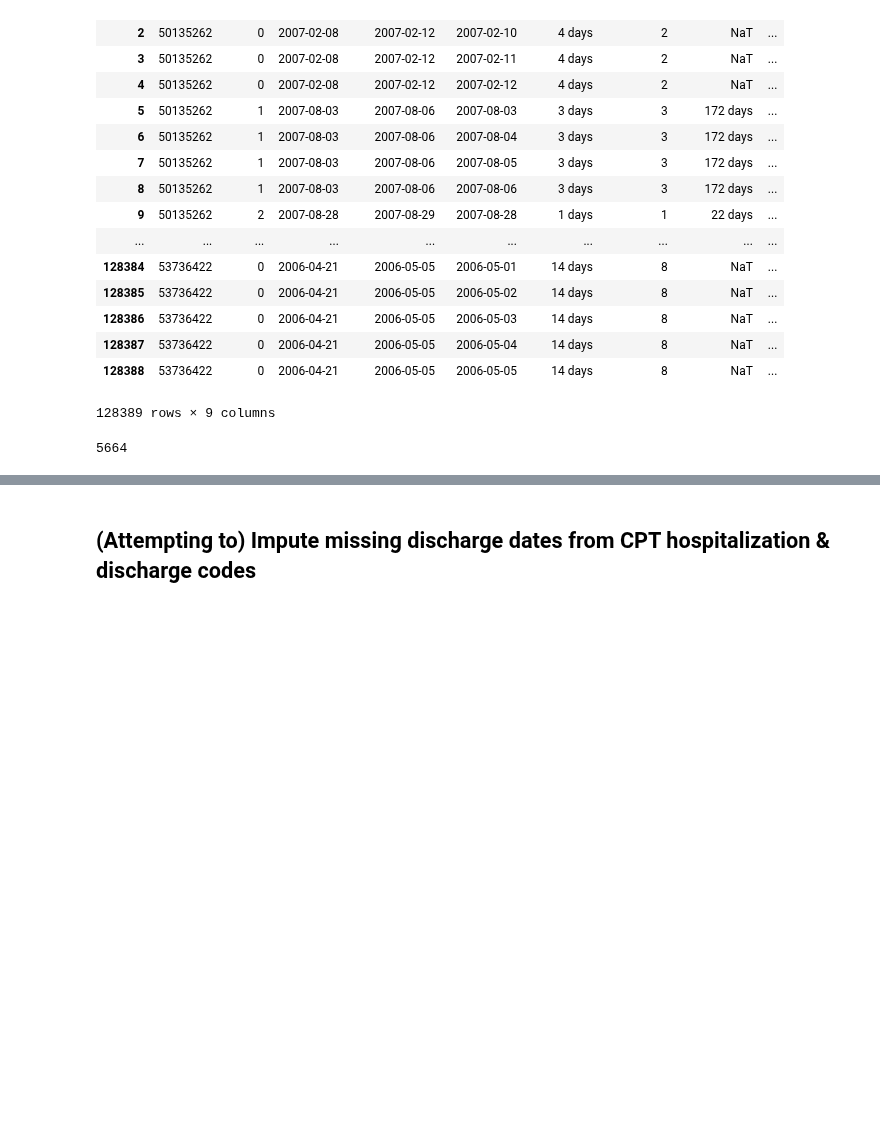
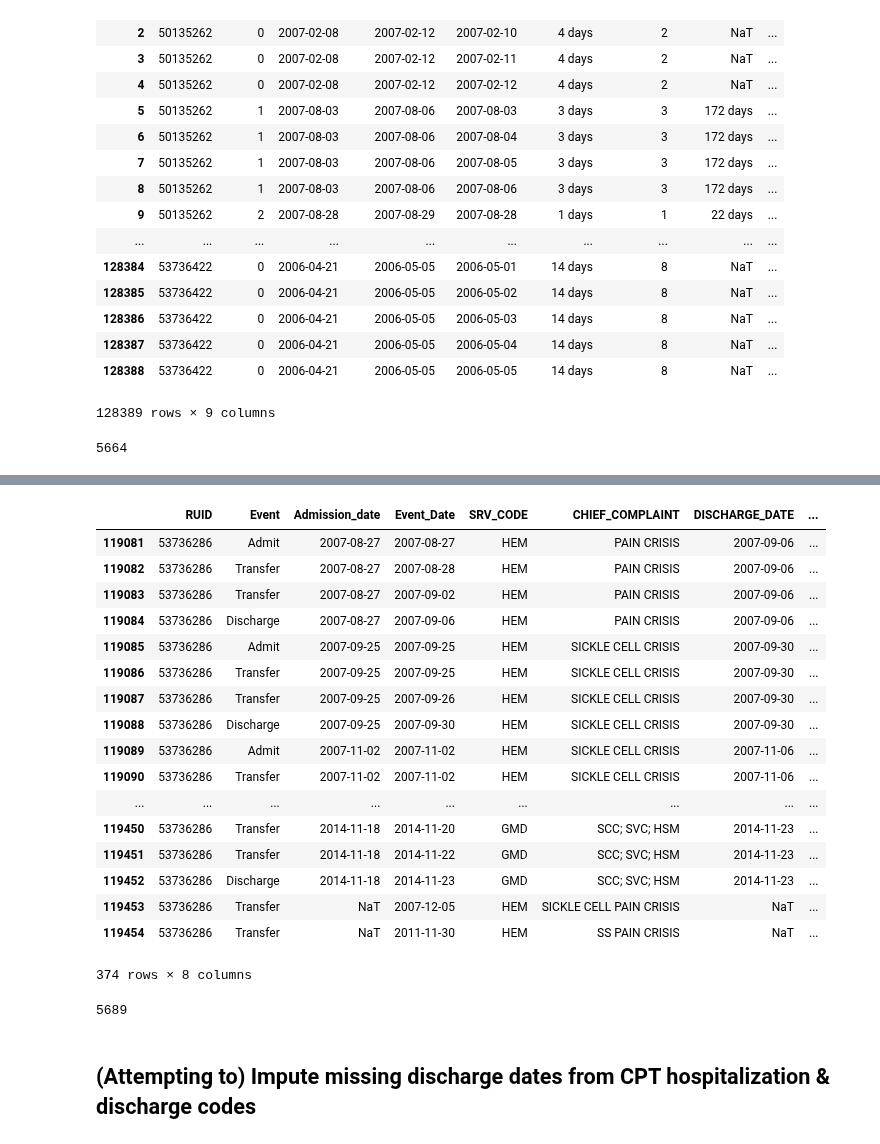
Before and after one commit to alvinjeffery/Bios8366_project, a Jupyter notebook: code/adt_processing.ipynb, the cells around one changed output, grey strips where cells are left out. Cells and saved outputs as stored; diff of their text form; code cells hidden in the pictures; blank space fills up the shorter version.

```diff
--- a/code/adt_processing.ipynb
+++ b/code/adt_processing.ipynb
@@ -312,3 +307,28 @@ len(final_ruids) # from 8000 patients, we're down to 5664.
+# %%
+adt_cms[adt_cms.RUID == 53736286]
+# %% [output]
+|  | RUID | Event | Admission_date | Event_Date | SRV_CODE | CHIEF_COMPLAINT | DISCHARGE_DATE | ... |
+| 119081 | 53736286 | Admit | 2007-08-27 | 2007-08-27 | HEM | PAIN CRISIS | 2007-09-06 | ... |
+| 119082 | 53736286 | Transfer | 2007-08-27 | 2007-08-28 | HEM | PAIN CRISIS | 2007-09-06 | ... |
+| 119083 | 53736286 | Transfer | 2007-08-27 | 2007-09-02 | HEM | PAIN CRISIS | 2007-09-06 | ... |
+| 119084 | 53736286 | Discharge | 2007-08-27 | 2007-09-06 | HEM | PAIN CRISIS | 2007-09-06 | ... |
+| 119085 | 53736286 | Admit | 2007-09-25 | 2007-09-25 | HEM | SICKLE CELL CRISIS | 2007-09-30 | ... |
+| 119086 | 53736286 | Transfer | 2007-09-25 | 2007-09-25 | HEM | SICKLE CELL CRISIS | 2007-09-30 | ... |
+| 119087 | 53736286 | Transfer | 2007-09-25 | 2007-09-26 | HEM | SICKLE CELL CRISIS | 2007-09-30 | ... |
+| 119088 | 53736286 | Discharge | 2007-09-25 | 2007-09-30 | HEM | SICKLE CELL CRISIS | 2007-09-30 | ... |
+| 119089 | 53736286 | Admit | 2007-11-02 | 2007-11-02 | HEM | SICKLE CELL CRISIS | 2007-11-06 | ... |
+| 119090 | 53736286 | Transfer | 2007-11-02 | 2007-11-02 | HEM | SICKLE CELL CRISIS | 2007-11-06 | ... |
+| ... | ... | ... | ... | ... | ... | ... | ... | ... |
+| 119450 | 53736286 | Transfer | 2014-11-18 | 2014-11-20 | GMD | SCC; SVC; HSM | 2014-11-23 | ... |
+| 119451 | 53736286 | Transfer | 2014-11-18 | 2014-11-22 | GMD | SCC; SVC; HSM | 2014-11-23 | ... |
+| 119452 | 53736286 | Discharge | 2014-11-18 | 2014-11-23 | GMD | SCC; SVC; HSM | 2014-11-23 | ... |
+| 119453 | 53736286 | Transfer | NaT | 2007-12-05 | HEM | SICKLE CELL PAIN CRISIS | NaT | ... |
+| 119454 | 53736286 | Transfer | NaT | 2011-11-30 | HEM | SS PAIN CRISIS | NaT | ... |
+374 rows × 8 columns
+# %%
+adt_cms_admits.readmit_30d.sum() # number of events in our final cohort
+# %% [output]
+5689
 # %% [markdown]
 ## (Attempting to) Impute missing discharge dates from CPT hospitalization & discharge codes
 # %%
```
Also changed, not shown: parts of 26 cells of this notebook, 2 other files.
